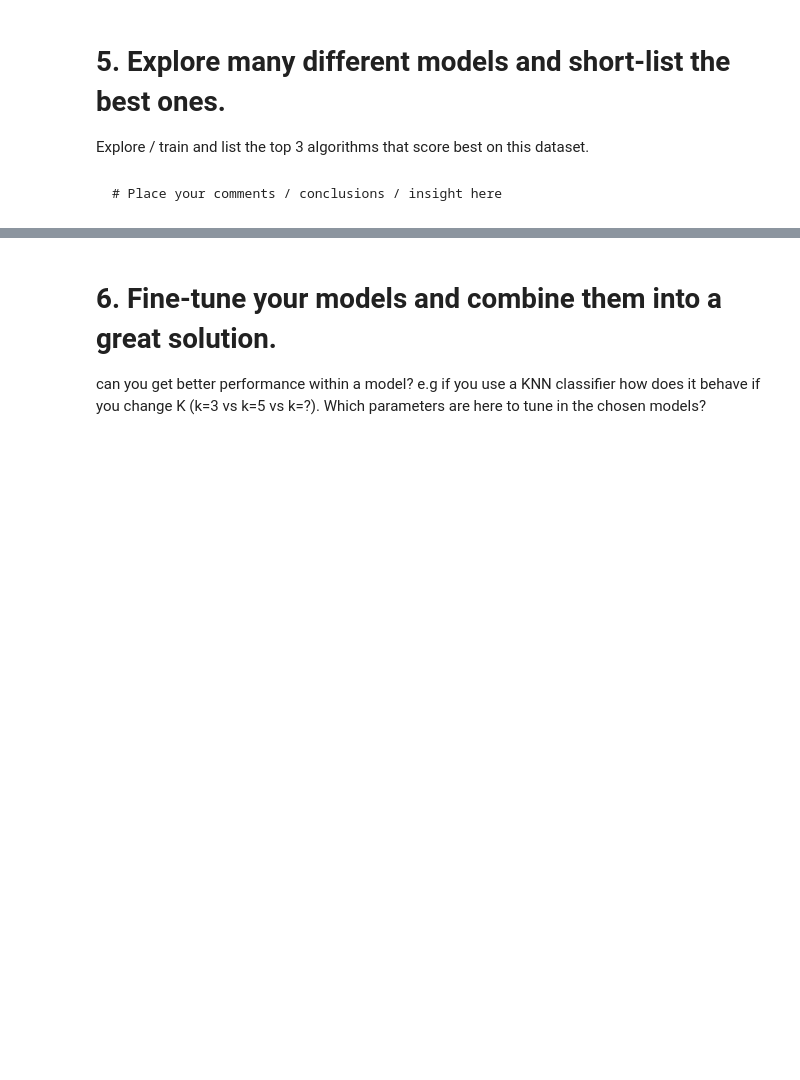
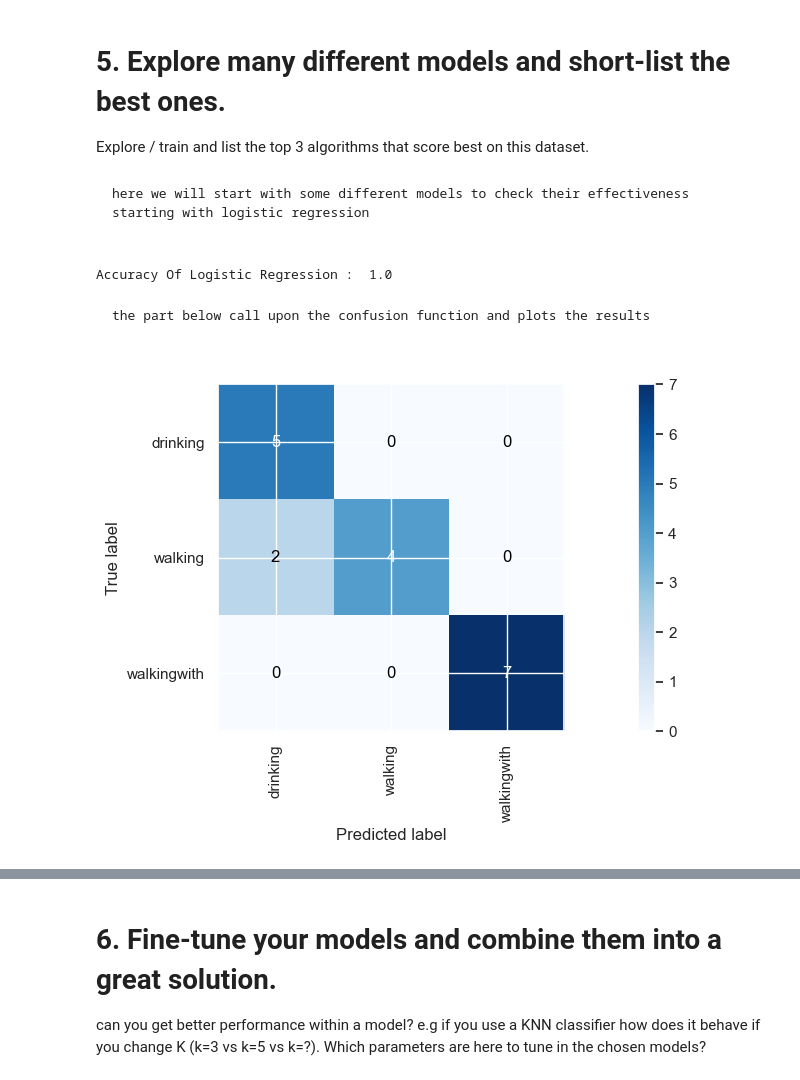
Before and after one commit to BoerTonnie/AIS_Group_20, a Jupyter notebook: Group_Assignment1_HumanActivity.ipynb, the cells around one changed output, grey strips where cells are left out. Saved outputs shown, nothing was run; the diff lists cells and outputs as text; code cells hidden in the pictures; blank space fills up the shorter version.

````diff
--- a/Group_Assignment1_HumanActivity.ipynb
+++ b/Group_Assignment1_HumanActivity.ipynb
@@ -581,0 +703,7 @@ Name: walking, dtype: float64
+# %%
+# pca with 95% info
+pca = PCA(0.95)
+
+pca.fit(X_train)
+X_train = pca.transform(X_train)
+X_test = pca.transform(X_test)
@@ -582,3 +713,20 @@ Name: walking, dtype: float64
+# %%
+# function to plot confusion matrix
+def plot_confusion_matrix(cm,lables):
+    fig, ax = plt.subplots(figsize=(15,5)) # for plotting confusion matrix as image
+    im = ax.imshow(cm, interpolation='nearest', cmap=plt.cm.Blues)
+    ax.figure.colorbar(im, ax=ax)
+    ax.set(xticks=np.arange(cm.shape[1]),
+    yticks=np.arange(cm.shape[0]),
+    xticklabels=lables, yticklabels=lables,
+    ylabel='True label',
+    xlabel='Predicted label')
+    plt.xticks(rotation = 90)
+    thresh = cm.max() / 2.
+    for i in range(cm.shape[0]):
+        for j in range(cm.shape[1]):
+            ax.text(j, i, int(cm[i, j]),ha="center", va="center",color="white" if cm[i, j] > thresh else "black")
+    fig.tight_layout()
 # %% [markdown]
 # 5. Explore many different models and short-list the best ones.
 
@@ -588,4 +734,31 @@ Explore / train and list the top 3 algorithms that score best on this dataset.
-# %% [markdown]
-```
-# Place your comments / conclusions / insight here
-```
+# %% [markdown]
+```
+here we will start with some different models to check their effectiveness
+starting with logistic regression
+# %%
+# logistic regresssion
+lr_model = LogisticRegression()
+
+params = {
+    'C': np.arange(10,61,10),
+    'penalty': ['l2','l1']
+}
+
+random_cv = RandomizedSearchCV(lr_model, param_distributions=params, cv=5, random_state=42)
+random_cv.fit(X_train, y_train)
+lr_model = LogisticRegression(penalty='l2', C=10,solver='lbfgs',class_weight='balanced', max_iter=10000,random_state = 0)
+lr_model.fit(X_train, y_train)
+y_pred = lr_model.predict(X_test)
+
+lr_accuracy = accuracy_score(y_test, y_pred)
+print("Accuracy Of Logistic Regression : ", lr_accuracy)
+# %% [output]
+Accuracy Of Logistic Regression :  1.0
+# %% [markdown]
+```
+the part below call upon the confusion function and plots the results
+# %%
+cm = confusion_matrix(y_test, y_pred)
+plot_confusion_matrix(cm,np.unique(y_pred))
+# %% [output]
+[figure, added]
````
Also changed, not shown: parts of 24 cells of this notebook.
